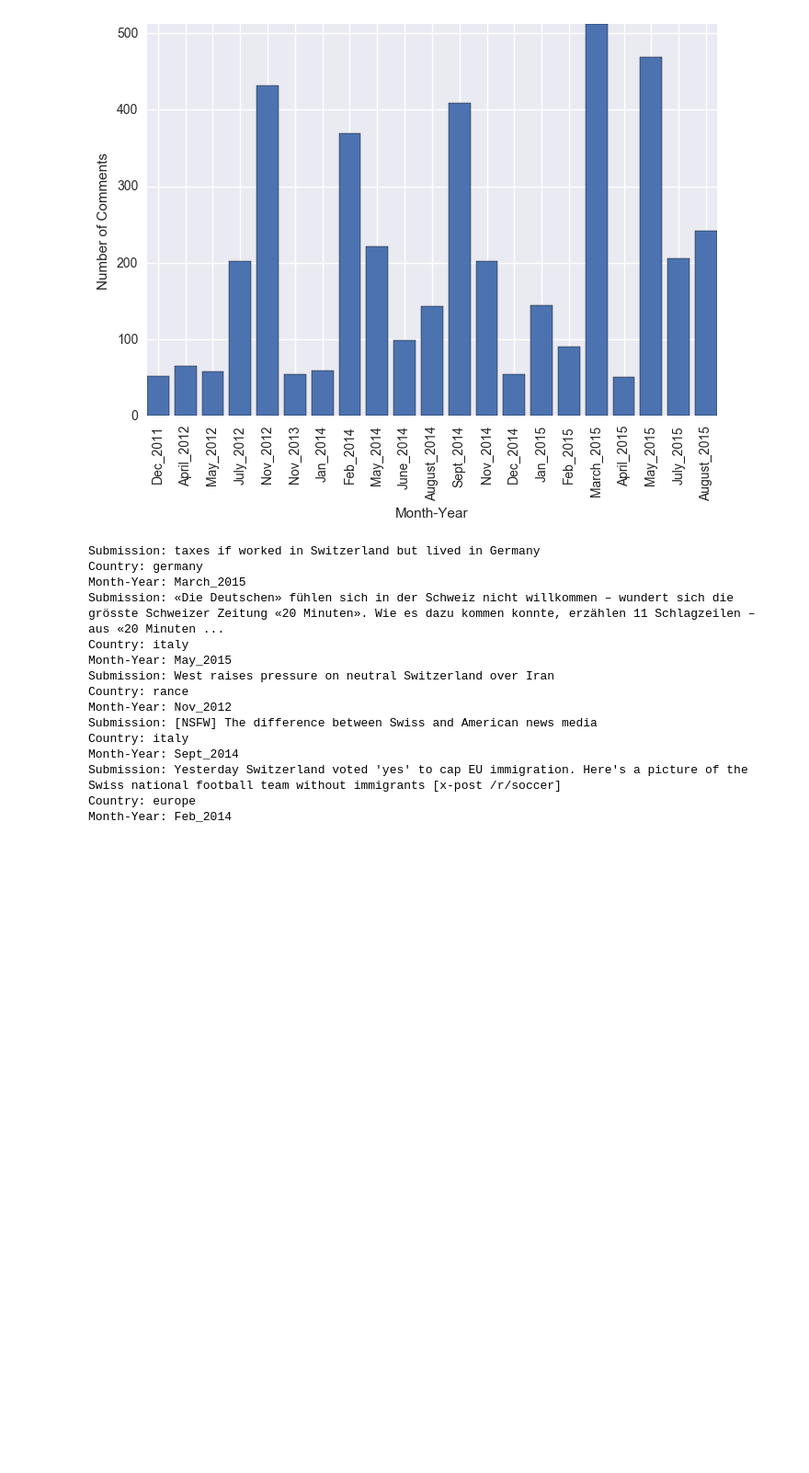
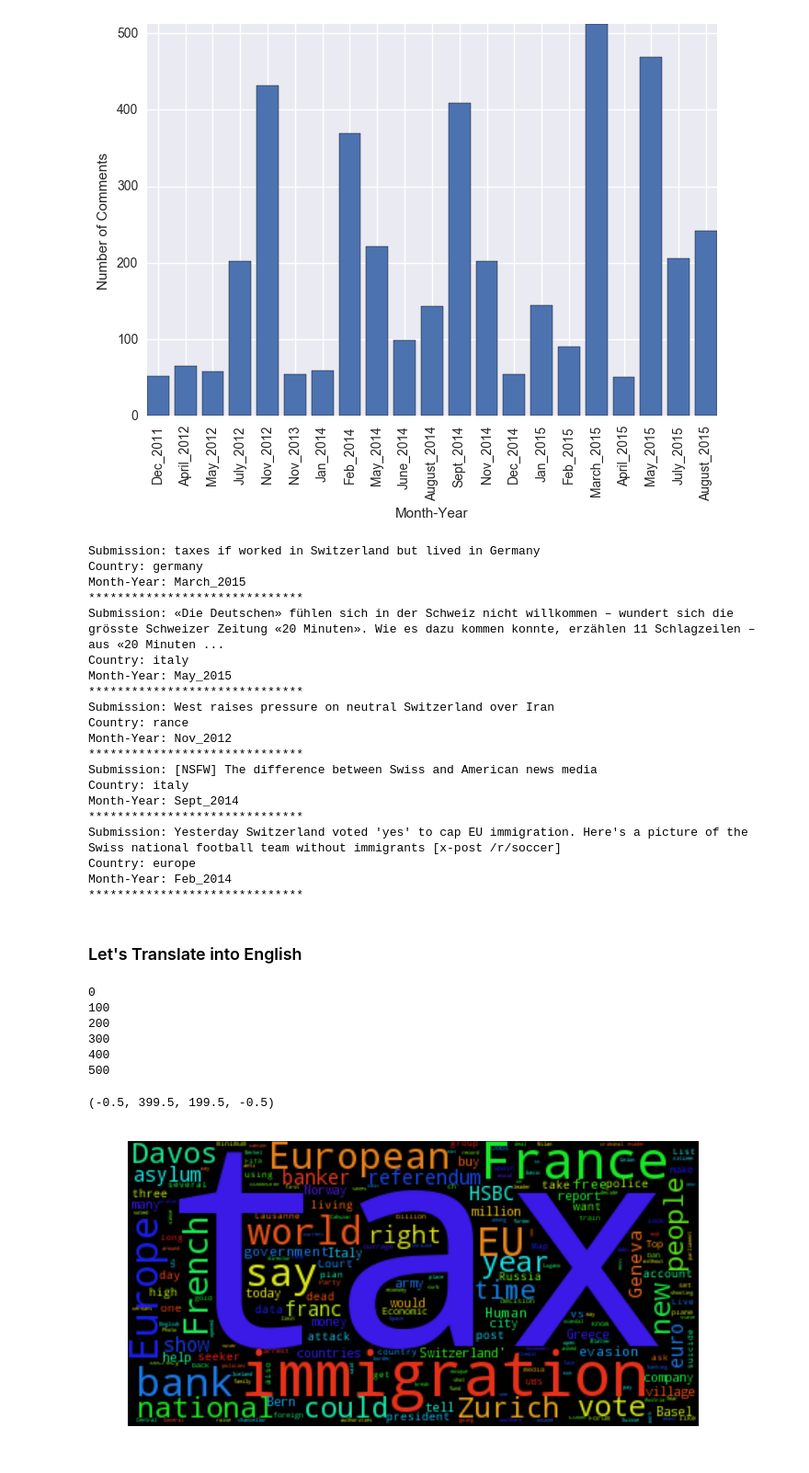
Before and after one commit to vidit09/ada-project, a Jupyter notebook: pre_processing/Preprocessing_submission_europe.ipynb, the cells around one changed output. Shown at 92% size. Drawn from its saved outputs; the diff is of its cells as text; code cells hidden in the pictures; blank space fills up the shorter version.

Commit message:
added translated swiss specific subs from europe

```diff
--- a/pre_processing/Preprocessing_submission_europe.ipynb
+++ b/pre_processing/Preprocessing_submission_europe.ipynb
@@ -187,19 +184,56 @@ for i in range(0,5):
     print('Submission: '+ tmp.iloc[i]['title'])
     print('Country: '+ tmp.iloc[i]['subreddit'])
     print('Month-Year: ' + tmp.index[i])
+    print('******************************')
 # %% [output]
 Submission: taxes if worked in Switzerland but lived in Germany
 Country: germany
 Month-Year: March_2015
+******************************
 Submission: «Die Deutschen» fühlen sich in der Schweiz nicht willkommen – wundert sich die grösste Schweizer Zeitung «20 Minuten». Wie es dazu kommen konnte, erzählen 11 Schlagzeilen – aus «20 Minuten ...
 Country: italy
 Month-Year: May_2015
+******************************
 Submission: West raises pressure on neutral Switzerland over Iran
 Country: rance
 Month-Year: Nov_2012
+******************************
 Submission: [NSFW] The difference between Swiss and American news media
 Country: italy
 Month-Year: Sept_2014
+******************************
 Submission: Yesterday Switzerland voted 'yes' to cap EU immigration. Here's a picture of the Swiss national football team without immigrants [x-post /r/soccer]
 Country: europe
 Month-Year: Feb_2014
+******************************
+# %% [markdown]
+### Let's Translate into English
+# %%
+key = ''
+swiss_specific_df['title_english']= ''
+for i in range(swiss_specific_df.shape[0]):#
+    title = swiss_specific_df['title'].iloc[i]
+    if (i % 100) == 0:
+        print(i)
+    try:
+        url = 'https://translate.yandex.net/api/v1.5/tr.json/detect?key='+key+'&text='+swiss_specific_df['title'].iloc[i]
+        query = parse.quote(url,safe=':/&=?')
+        response = json.loads(requests.get(query).text)
+        language = response['lang']
+#         print(language)
+        url = 'https://translate.yandex.net/api/v1.5/tr.json/translate?key='+key+'&text='+\
+                    swiss_specific_df['title'].iloc[i]+'&lang='+language+'-en'
+        query = parse.quote(url,safe=':/&=?')
+        response = json.loads(requests.get(query).text)
+#         print(response['text'])
+        swiss_specific_df.loc[swiss_specific_df.index[i],'title_english'] = response['text']
+
+    except:
+         print("Error:" + title)
+# %% [output]
+0
+100
+200
+300
+400
+500
@@ -205,0 +242,12 @@ Month-Year: Feb_2014
+# %%
+from wordcloud import WordCloud
+from nltk.corpus import stopwords
+submissions = swiss_specific_df['title_english'].astype('str').tolist()
+subs_concat = ''.join(submissions)
+extended_stopwords=['swiss','switzerland','german','germany'] + stopwords.words('english')
+wordcloud = WordCloud(stopwords = extended_stopwords).generate(subs_concat)
+plt.imshow(wordcloud)
+plt.axis("off")
+# %% [output]
+(-0.5, 399.5, 199.5, -0.5)
+[figure, added]
```
Also changed, not shown: parts of 2 cells of this notebook, 1 other file.
